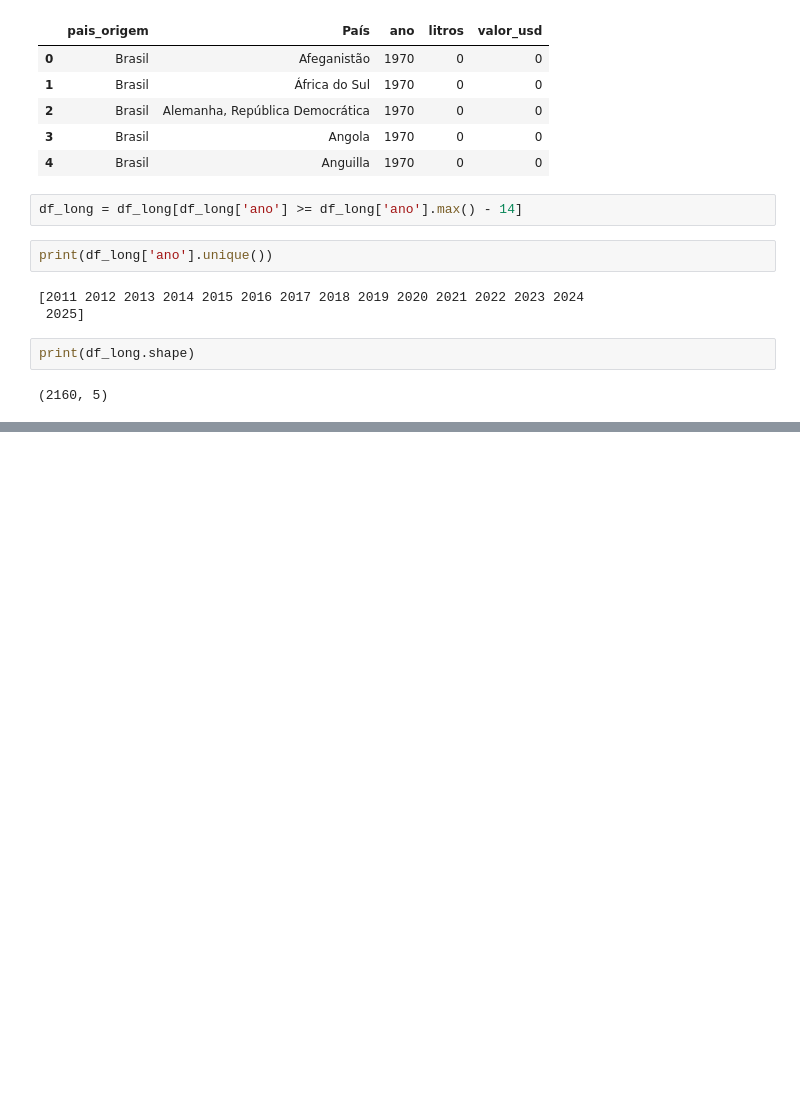
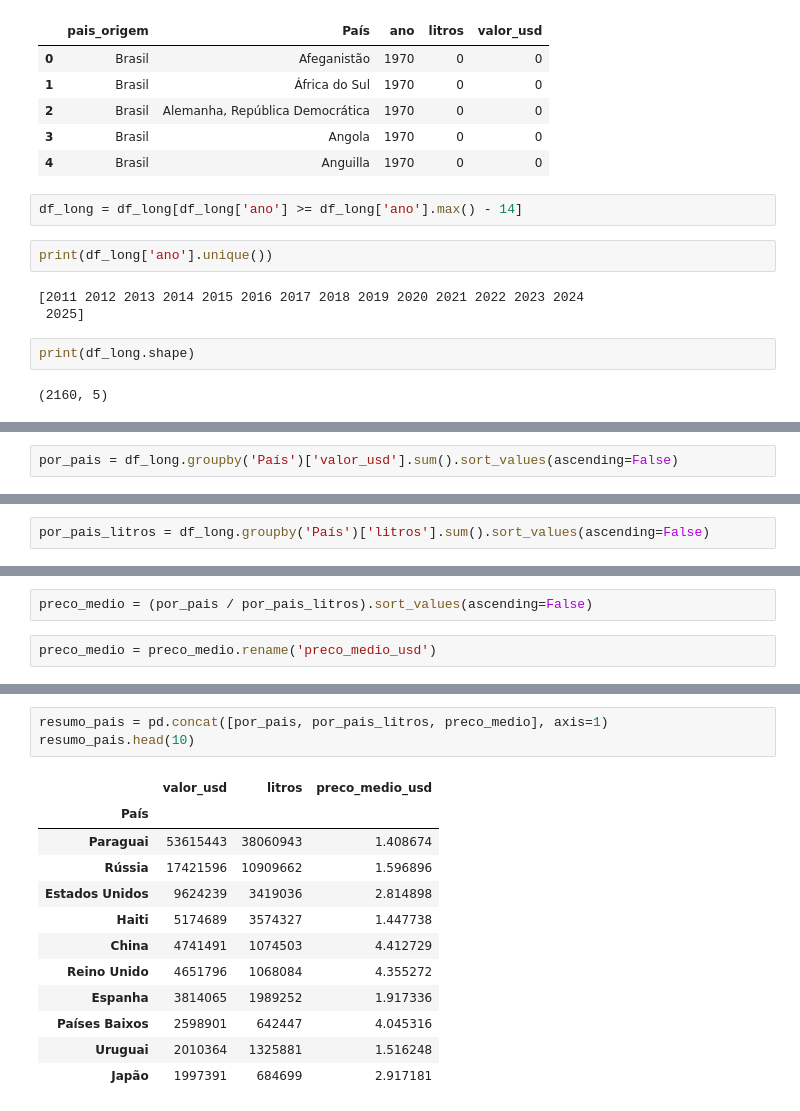
Before and after one commit to gilzeraz/brazil-wine-exports-analysis, a Jupyter notebook: notebooks/wine_exports_analysis.ipynb, the cells around one changed output, grey strips where cells are left out. Saved outputs shown, nothing was run; the diff lists cells and outputs as text; blank space fills up the shorter version.

Commit message:
feat: análise agregada por país - valor, volume e preço médio por litro

```diff
--- a/notebooks/wine_exports_analysis.ipynb
+++ b/notebooks/wine_exports_analysis.ipynb
@@ -146,0 +149,2 @@ print(df_long.shape)
+# %%
+por_pais = df_long.groupby('País')['valor_usd'].sum().sort_values(ascending=False)
@@ -146,0 +167,2 @@ print(df_long.shape)
+# %%
+por_pais_litros = df_long.groupby('País')['litros'].sum().sort_values(ascending=False)
@@ -146,0 +187,4 @@ print(df_long.shape)
+# %%
+preco_medio = (por_pais / por_pais_litros).sort_values(ascending=False)
+# %%
+preco_medio = preco_medio.rename('preco_medio_usd')
@@ -146,0 +207,16 @@ print(df_long.shape)
+# %%
+resumo_pais = pd.concat([por_pais, por_pais_litros, preco_medio], axis=1)
+resumo_pais.head(10)
+# %% [output]
+|  | valor_usd | litros | preco_medio_usd |
+| País |  |  |  |
+| Paraguai | 53615443 | 38060943 | 1.408674 |
+| Rússia | 17421596 | 10909662 | 1.596896 |
+| Estados Unidos | 9624239 | 3419036 | 2.814898 |
+| Haiti | 5174689 | 3574327 | 1.447738 |
+| China | 4741491 | 1074503 | 4.412729 |
+| Reino Unido | 4651796 | 1068084 | 4.355272 |
+| Espanha | 3814065 | 1989252 | 1.917336 |
+| Países Baixos | 2598901 | 642447 | 4.045316 |
+| Uruguai | 2010364 | 1325881 | 1.516248 |
+| Japão | 1997391 | 684699 | 2.917181 |
```
Also changed, not shown: parts of 6 cells of this notebook.
